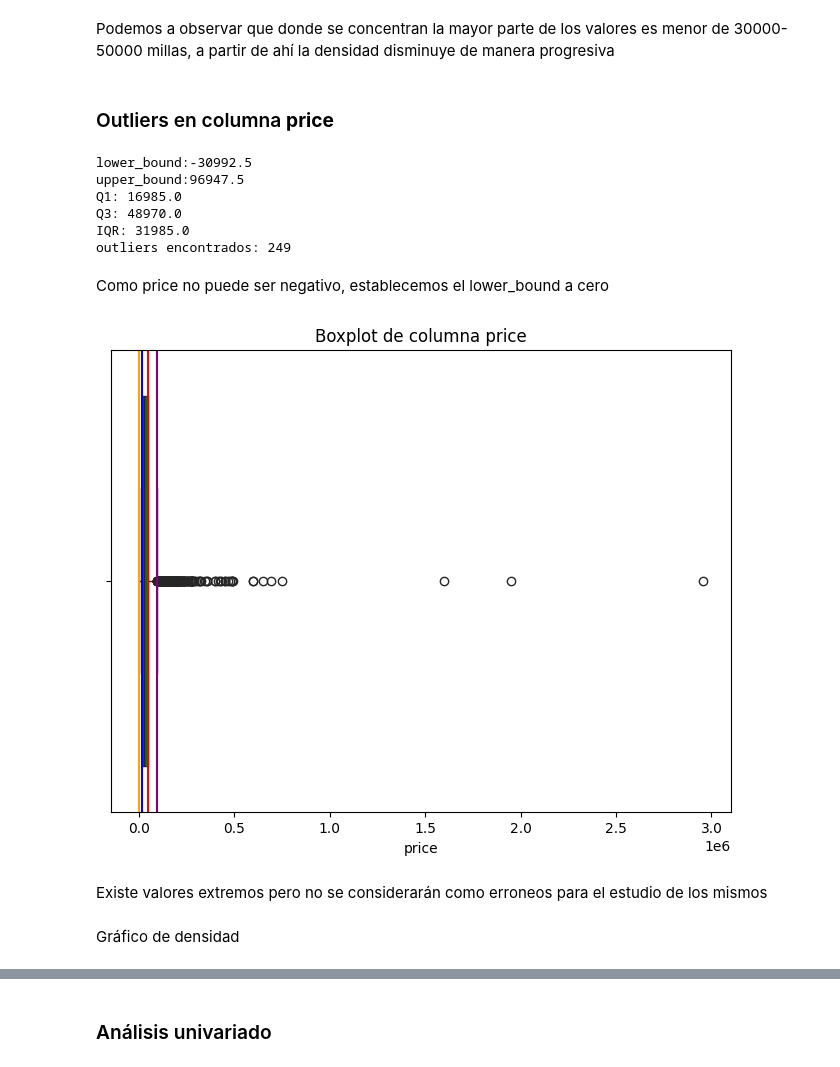
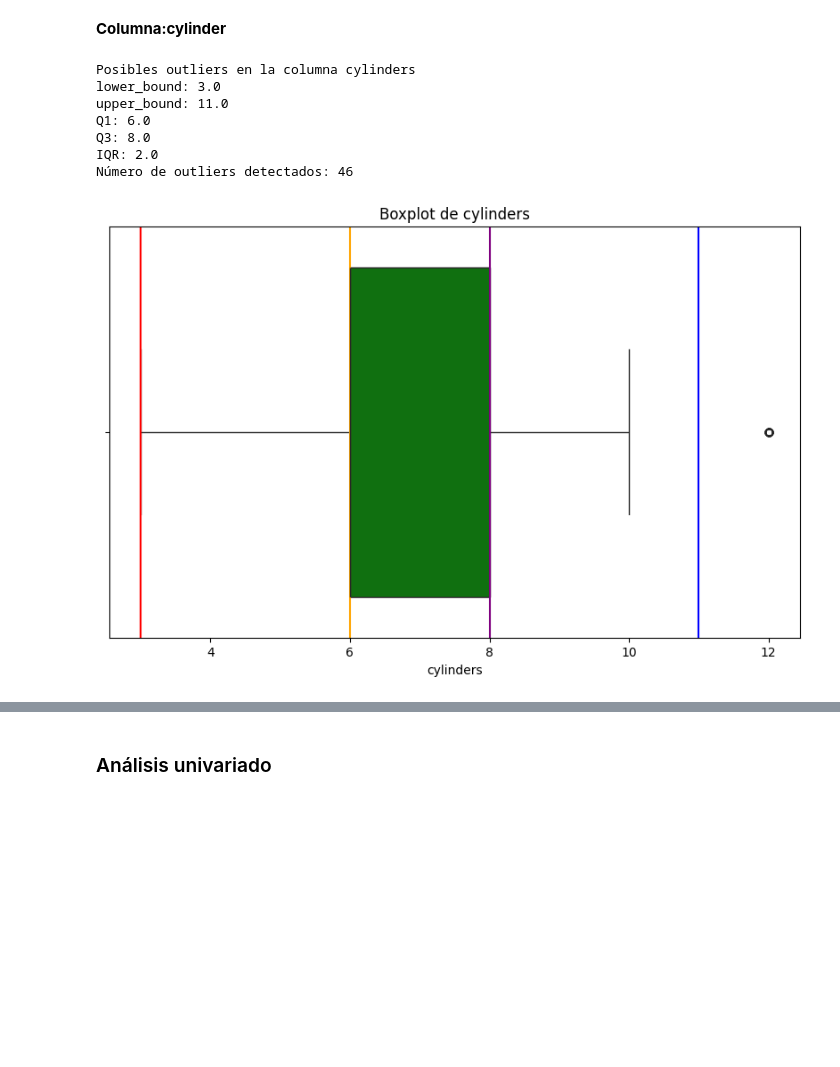
Before and after one commit to Bootcamp-Data-Analyst/Problema-de-regresi-n, a Jupyter notebook: EDA.ipynb, the cells around one changed output, grey strips where cells are left out. Cells and saved outputs as stored; diff of their text form; code cells hidden in the pictures; blank space fills up the shorter version.

```diff
--- a/EDA.ipynb
+++ b/EDA.ipynb
@@ -118,38 +329,35 @@ plt.show()
-# %% [markdown]
-Podemos a observar que donde se concentran la mayor parte de los valores es menor de 30000-50000 millas, a partir de ahí la densidad disminuye de manera progresiva
-# %% [markdown]
-### Outliers en columna **price**
+# %% [markdown]
+**Columna:cylinder**
 # %%
-# Calculo de outliers en columna price
-# Calculamos primer y tercer quartil (Q1,Q3)
-q1 = df_clean['price'].quantile(0.25)
-q3 = df_clean['price'].quantile(0.75)
+cylinders = df.loc[df['cylinders']!=-1,'cylinders']
 
-# Calculo del rango interquartil (IQR)
+#Cálculo del primer y tercer cuartil(q1 y q3)
+q1 = cylinders.quantile(0.25)
+q3 = cylinders.quantile(0.75)
 
+#Cálculo del rango intercuartílico (IQR)
 iqr = q3 - q1
 
-# Límites para detectar outliers
+#Cálculo de los límites inferior y superior para detectar outliers
+lower_bound = q1 - 1.5 * iqr
+upper_bound = q3 + 1.5 * iqr
 
-lower_bound = q1 -1.5 *iqr
-upper_bound = q3 +1.5 *iqr
-
-# Filtrado de outliers
-outliers = df_clean[( df_clean['price'] < lower_bound) | ( df_clean['price'] > upper_bound) ]
+#Identificación de outliers
+outliers = cylinders[(cylinders < lower_bound) | (cylinders > upper_bound)]
 n_outliers = len(outliers)
 
-print(f'lower_bound:{lower_bound}')
-print(f'upper_bound:{upper_bound}')
+print('Posibles outliers en la columna cylinders')
+print(f'lower_bound: {lower_bound}')
+print(f'upper_bound: {upper_bound}')
 print(f'Q1: {q1}')
 print(f'Q3: {q3}')
 print(f'IQR: {iqr}')
-print(f'outliers encontrados: {n_outliers}')
+print(f'Número de outliers detectados: {n_outliers}')
 # %% [output]
-lower_bound:-30992.5
-upper_bound:96947.5
-Q1: 16985.0
-Q3: 48970.0
-IQR: 31985.0
-outliers encontrados: 249
+Posibles outliers en la columna cylinders
+lower_bound: 3.0
+upper_bound: 11.0
+Q1: 6.0
+Q3: 8.0
+IQR: 2.0
+Número de outliers detectados: 46
-# %% [markdown]
-Como price no puede ser negativo, establecemos el lower_bound a cero
@@ -158,19 +364,14 @@ lower_bound = 0
 # %%
-# Ahora mostramos un boxplot para visualizar los outliers
-plt.figure(figsize=(8,6))
-sns.boxplot(x=df_clean['price'],color='green')
-plt.axvline(q1,color='blue',label='Q1')
-plt.axvline(q3,color='red',label='Q3')
-plt.axvline(lower_bound,color='orange',label='Q1')
-plt.axvline(upper_bound,color='purple',label='Q3')
-plt.title('Boxplot de columna price')
-plt.xlabel('price')
+plt.figure(figsize=(10,6))
+sns.boxplot(x=cylinders,color='green')
+plt.title('Boxplot de cylinders')
+plt.xlabel('cylinders')
+plt.axvline(q1,color='orange',label='Q1')
+plt.axvline(q3,color='purple',label='Q3')
+plt.axvline(lower_bound,color='red',label='lower_bound')
+plt.axvline(upper_bound,color='blue',label='upper_bound')
 plt.show()
 # %% [output]
-[figure, old version]
+[figure, new version]
-# %% [markdown]
-Existe valores extremos pero no se considerarán como erroneos para el estudio de los mismos
-# %% [markdown]
-Gráfico de densidad
 # %%
 plt.figure(figsize=(10,6))
```
Also changed, not shown: parts of 136 cells of this notebook.
